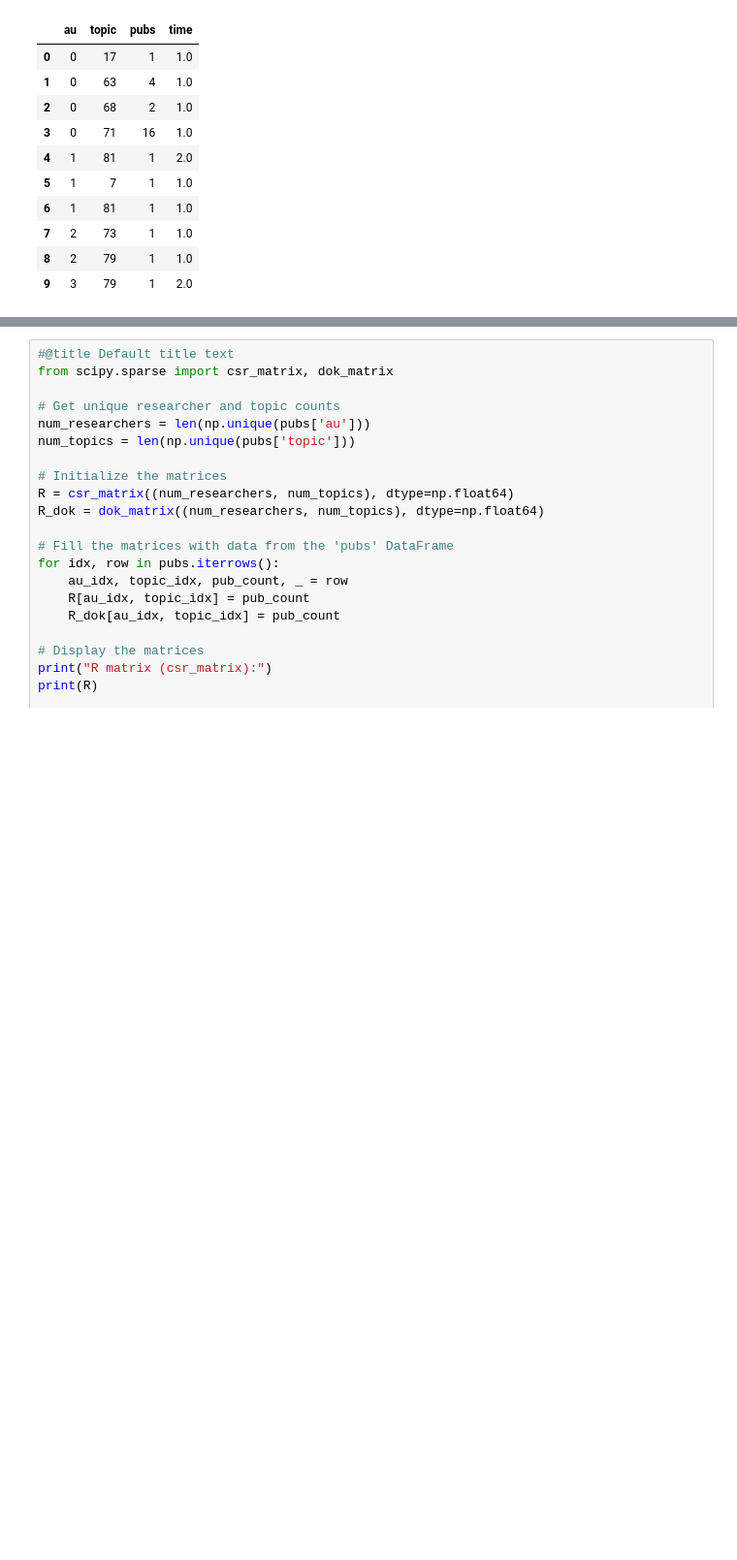
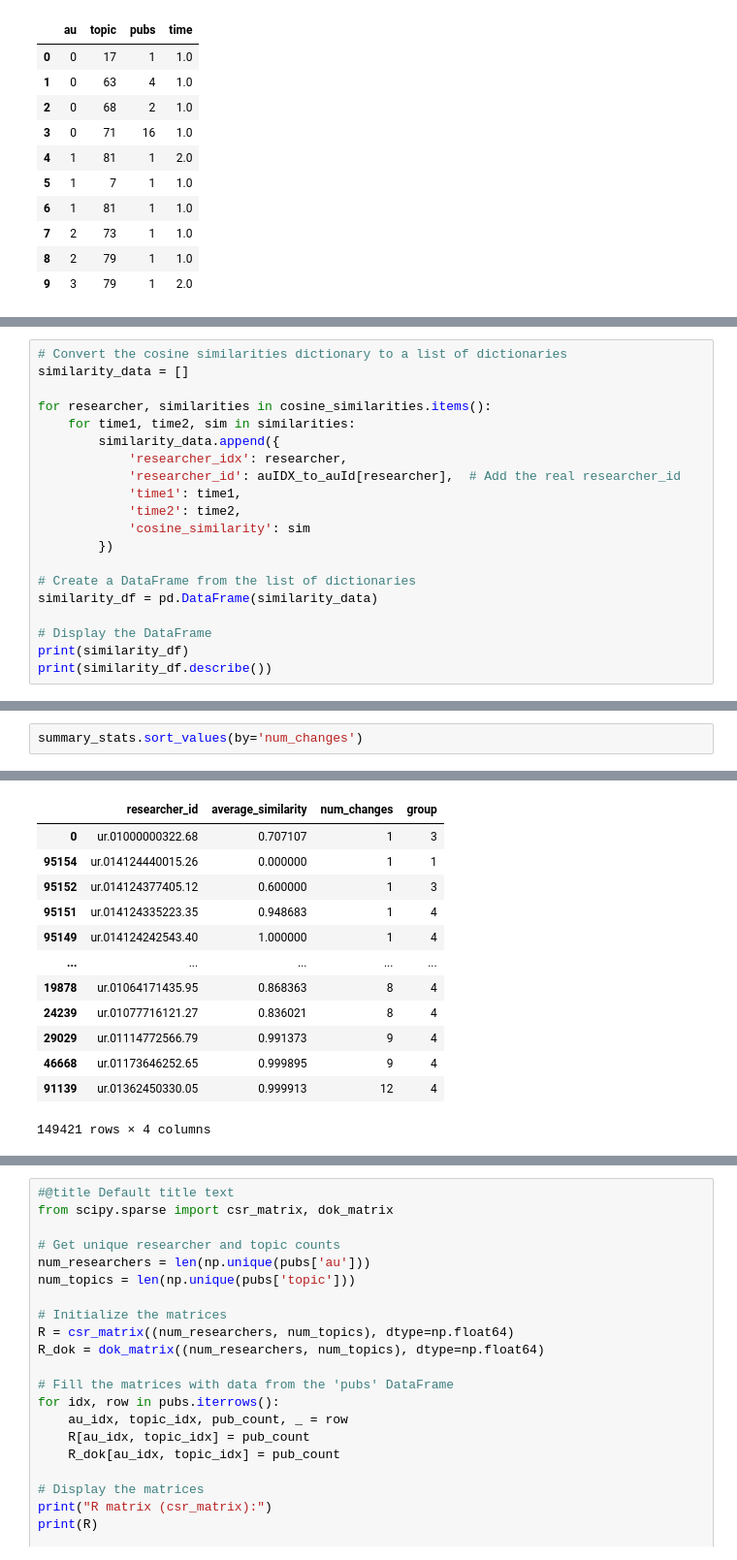
Before and after one commit to MarciaFG/scimobility, a Jupyter notebook: transformation_index_for_2007_2022.ipynb, the cells around one changed output, grey strips where cells are left out. Shown: that part at 97% size. Saved outputs shown, nothing was run; the diff lists cells and outputs as text; blank space fills up the shorter version.

```diff
--- a/transformation_index_for_2007_2022.ipynb
+++ b/transformation_index_for_2007_2022.ipynb
@@ -564,0 +584,20 @@ print(similarity_df.head(20))
+# %%
+# Convert the cosine similarities dictionary to a list of dictionaries
+similarity_data = []
+
+for researcher, similarities in cosine_similarities.items():
+    for time1, time2, sim in similarities:
+        similarity_data.append({
+            'researcher_idx': researcher,
+            'researcher_id': auIDX_to_auId[researcher],  # Add the real researcher_id
+            'time1': time1,
+            'time2': time2,
+            'cosine_similarity': sim
+        })
+
+# Create a DataFrame from the list of dictionaries
+similarity_df = pd.DataFrame(similarity_data)
+
+# Display the DataFrame
+print(similarity_df)
+print(similarity_df.describe())
@@ -564,0 +644,3 @@ print(similarity_df.head(20))
+# %%
+summary_stats.sort_values(by='num_changes')
+# %% [output]
@@ -564,0 +648,13 @@ print(similarity_df.head(20))
+|  | researcher_id | average_similarity | num_changes | group |
+| 0 | ur.01000000322.68 | 0.707107 | 1 | 3 |
+| 95154 | ur.014124440015.26 | 0.000000 | 1 | 1 |
+| 95152 | ur.014124377405.12 | 0.600000 | 1 | 3 |
+| 95151 | ur.014124335223.35 | 0.948683 | 1 | 4 |
+| 95149 | ur.014124242543.40 | 1.000000 | 1 | 4 |
+| ... | ... | ... | ... | ... |
+| 19878 | ur.01064171435.95 | 0.868363 | 8 | 4 |
+| 24239 | ur.01077716121.27 | 0.836021 | 8 | 4 |
+| 29029 | ur.01114772566.79 | 0.991373 | 9 | 4 |
+| 46668 | ur.01173646252.65 | 0.999895 | 9 | 4 |
+| 91139 | ur.01362450330.05 | 0.999913 | 12 | 4 |
+149421 rows × 4 columns
```
Also changed, not shown: parts of 10 cells of this notebook.
